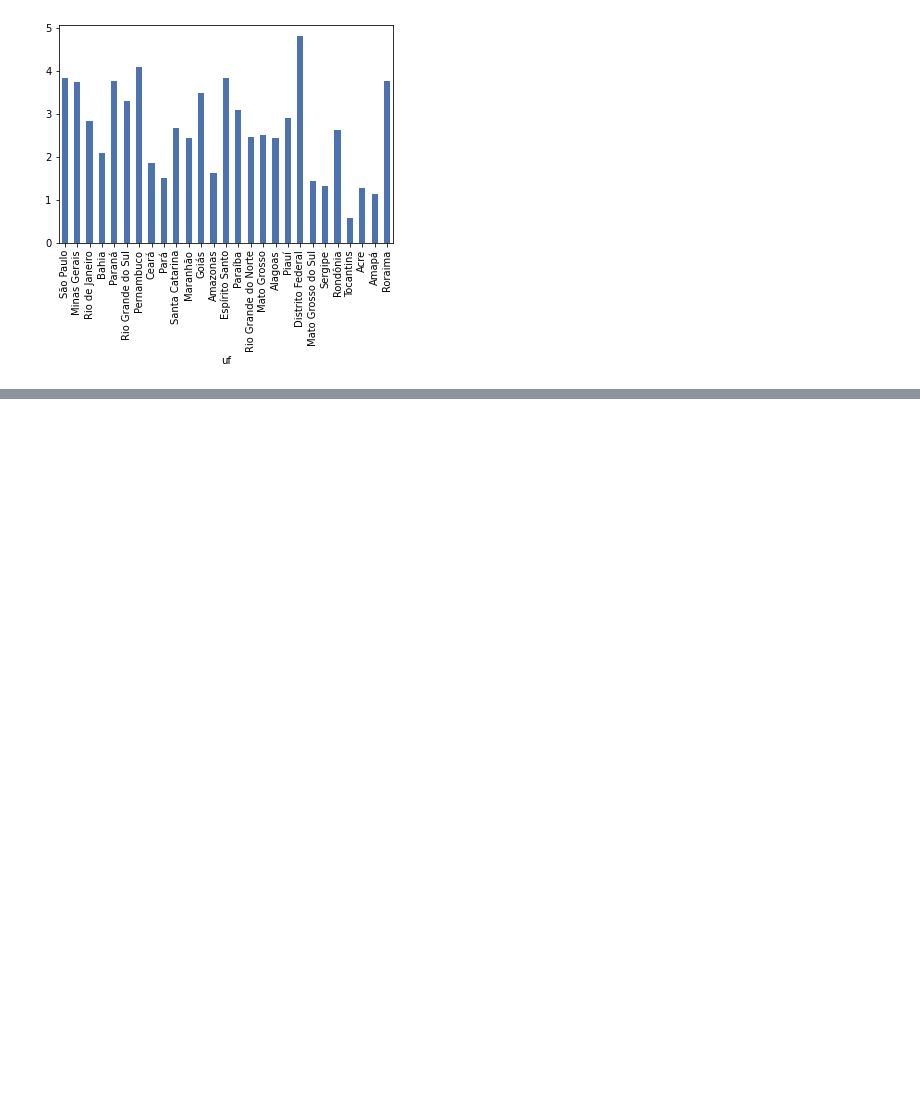
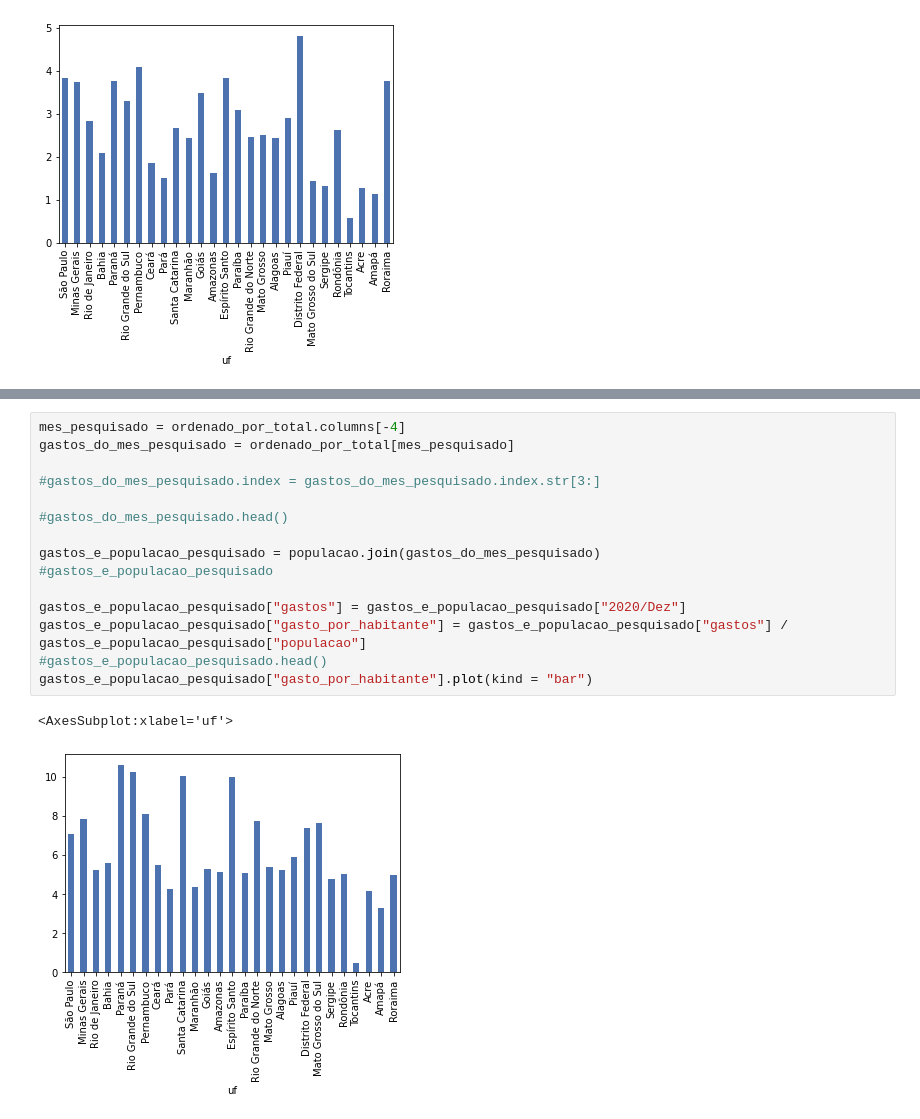
Before and after one commit to daviramalho/Bootcamp-DS2-Alura, a Jupyter notebook: notebooks/modulo_02/aula_02_Proporcionalidades_e_seaborn.ipynb, the cells around one changed output, grey strips where cells are left out. Saved outputs shown, nothing was run; the diff lists cells and outputs as text; blank space fills up the shorter version.

```diff
--- a/notebooks/modulo_02/aula_02_Proporcionalidades_e_seaborn.ipynb
+++ b/notebooks/modulo_02/aula_02_Proporcionalidades_e_seaborn.ipynb
@@ -1014,0 +1036,18 @@ gastos_e_populacao_recente["gasto_por_habitante"].plot(kind = "bar")
+# %%
+mes_pesquisado = ordenado_por_total.columns[-4]
+gastos_do_mes_pesquisado = ordenado_por_total[mes_pesquisado]
+
+#gastos_do_mes_pesquisado.index = gastos_do_mes_pesquisado.index.str[3:]
+
+#gastos_do_mes_pesquisado.head()
+
+gastos_e_populacao_pesquisado = populacao.join(gastos_do_mes_pesquisado)
+#gastos_e_populacao_pesquisado
+
+gastos_e_populacao_pesquisado["gastos"] = gastos_e_populacao_pesquisado["2020/Dez"]
+gastos_e_populacao_pesquisado["gasto_por_habitante"] = gastos_e_populacao_pesquisado["gastos"] / gastos_e_populacao_pesquisado["populacao"]
+#gastos_e_populacao_pesquisado.head()
+gastos_e_populacao_pesquisado["gasto_por_habitante"].plot(kind = "bar")
+# %% [output]
+<AxesSubplot:xlabel='uf'>
+[figure, added]
```
Also changed, not shown: parts of 12 cells of this notebook.
